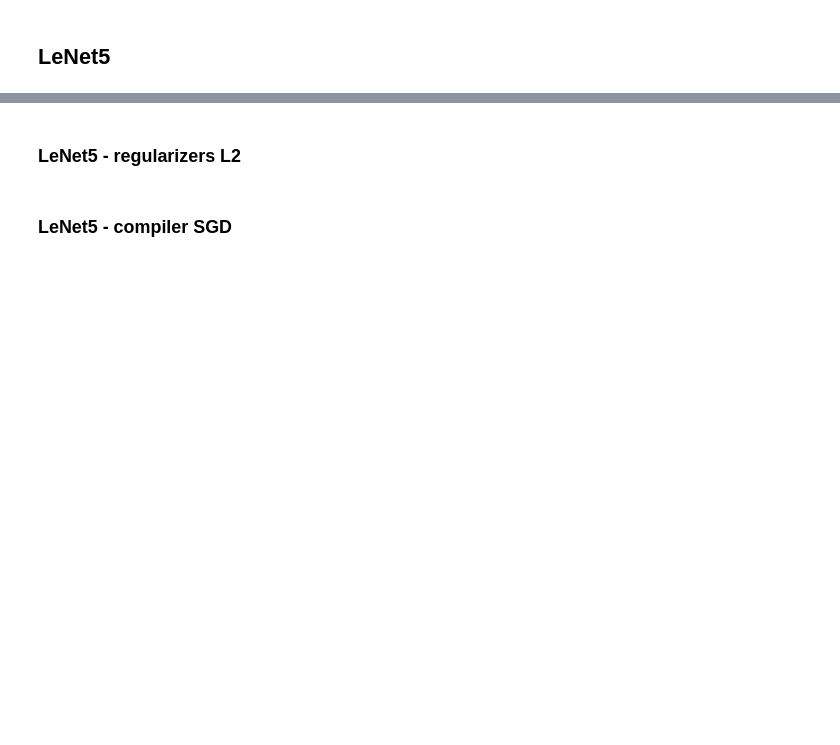
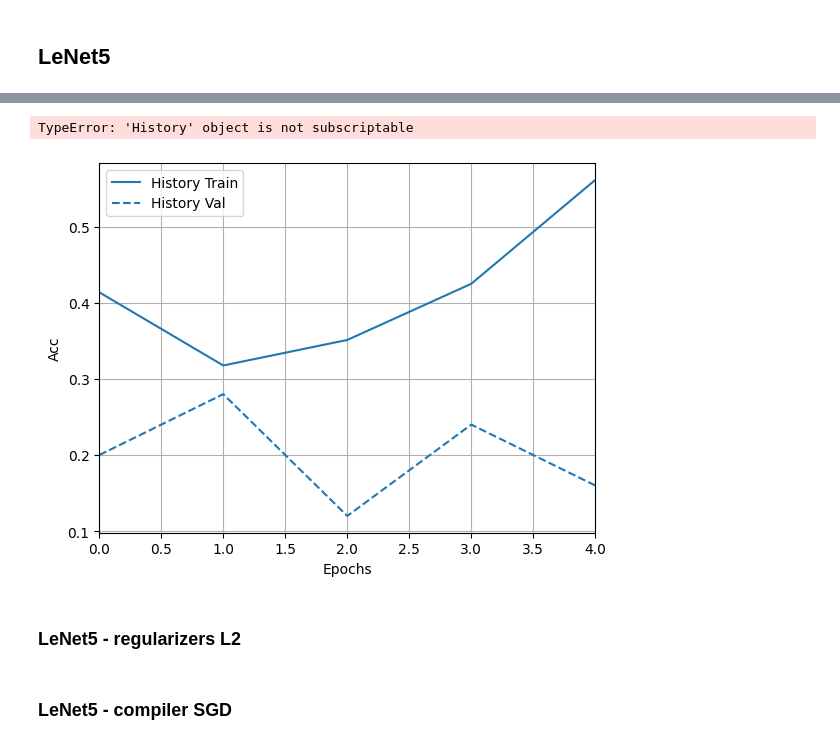
Before and after one commit to CaioMarchi/cotton_classification, a Jupyter notebook: tensor.ipynb, the cells around one changed output, grey strips where cells are left out. Cells and saved outputs as stored; diff of their text form; code cells hidden in the pictures; blank space fills up the shorter version.

Commit message:
compiler and loaddata

```diff
--- a/tensor.ipynb
+++ b/tensor.ipynb
@@ -80,7 +82,7 @@ steps_per_epoch = n_train//num_batches
 # %%
-# Definindo a arquitetura da LeNet-5
+#definindo a arquitetura da LeNet-5
 model_lenet5 = tf.keras.Sequential([
-    tf.keras.layers.Conv2D(6, (3, 3), activation='relu',strides= (2,2), input_shape=(image_size, image_size, 3)),
+    tf.keras.layers.Conv2D(6, (3, 3), activation='relu',strides= (2,2), input_shape=(image_batch.shape[2], image_batch.shape[2], 3)),
     tf.keras.layers.MaxPooling2D((2, 2)),
 
     tf.keras.layers.Conv2D(16, (3, 3), activation='relu', strides=(2,2)),
@@ -124,5 +107,0 @@ print(np.min(first_image), np.max(first_image))
-# %%
-AUTOTUNE = tf.data.AUTOTUNE
-
-train_data = train_data.cache().prefetch(buffer_size=AUTOTUNE)
-valid_data = valid_data.cache().prefetch(buffer_size=AUTOTUNE)
@@ -184,7 +108,17 @@ class CompilerAndFit:
+# %%
+from compile_and_fit.compile_and_fit import CompilerAndFit
+
+compile_fit = CompilerAndFit(train_Data= train_data,
+               valid_Data = valid_data,
+               path = "lenet5_l2",
+               monitor = "acc")
+
+compileSGD_fit = CompilerAndFit(train_Data= train_data,
+               valid_Data = valid_data,
+               optmizer= "SGD",
+               path = "lenet5_l2",
+               monitor = "acc")
 # %%
 history = {}
-history["lenet5"] = compile_and_fit(model_lenet5,
-                                           train_Data= train_data,
-                                           validation_Data= valid_data,
-                                           max_epochs= 100,
-                                           callback_path= "logs_lenet5")
+history = compile_fit.compile_and_fit(model=model_lenet5,
+                               max_epochs= 5)
@@ -191,17 +156,20 @@ history["lenet5"] = compile_and_fit(model_lenet5,
 # %%
 plotter = tfdocs.plots.HistoryPlotter(metric = 'acc')
-plotter.plot(history)
+history_dict = {'history': history}
+plotter.plot(history_dict)
 
+#linha de accuracy (corrigir - deu erro)
 val_acc = history["lenet5"].history['val_acc']
 max_val_acc = max(val_acc)
-
 print("Maior valor de val_acc observado:", max_val_acc)
-
 plt.axhline(max_val_acc, color='red', linestyle='dashed', label='Max val_acc')
 plt.legend()
 
 # Mostrar o gráfico
 plt.show()
+# %% [output]
+TypeError: 'History' object is not subscriptable
+[figure, added]
 # %% [markdown]
 ### LeNet5 - regularizers L2
 # %%
```
Also changed, not shown: parts of 16 cells of this notebook, 18 other files.
